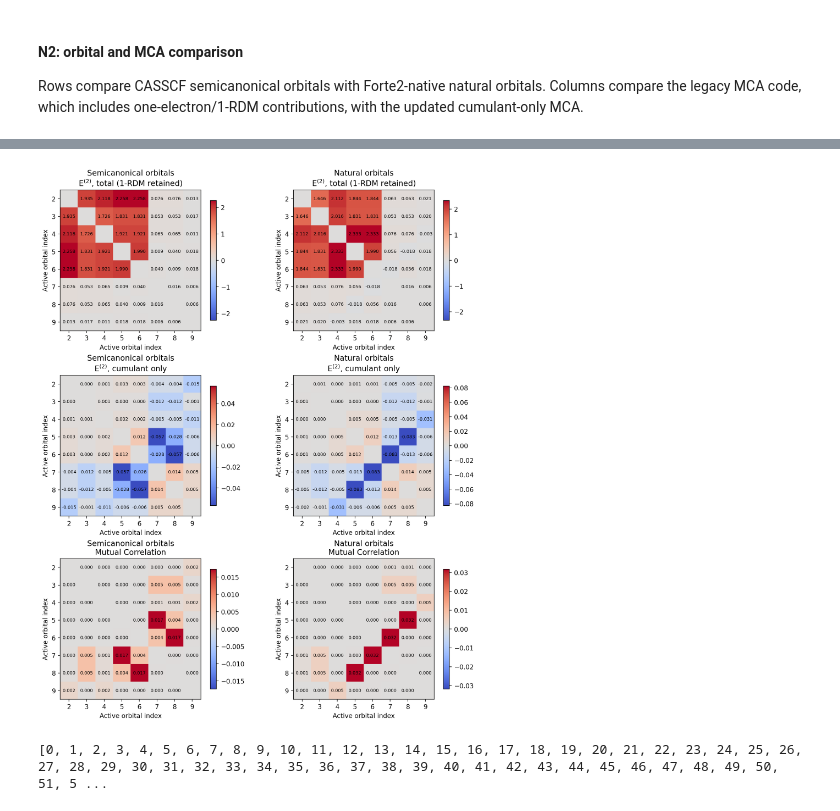
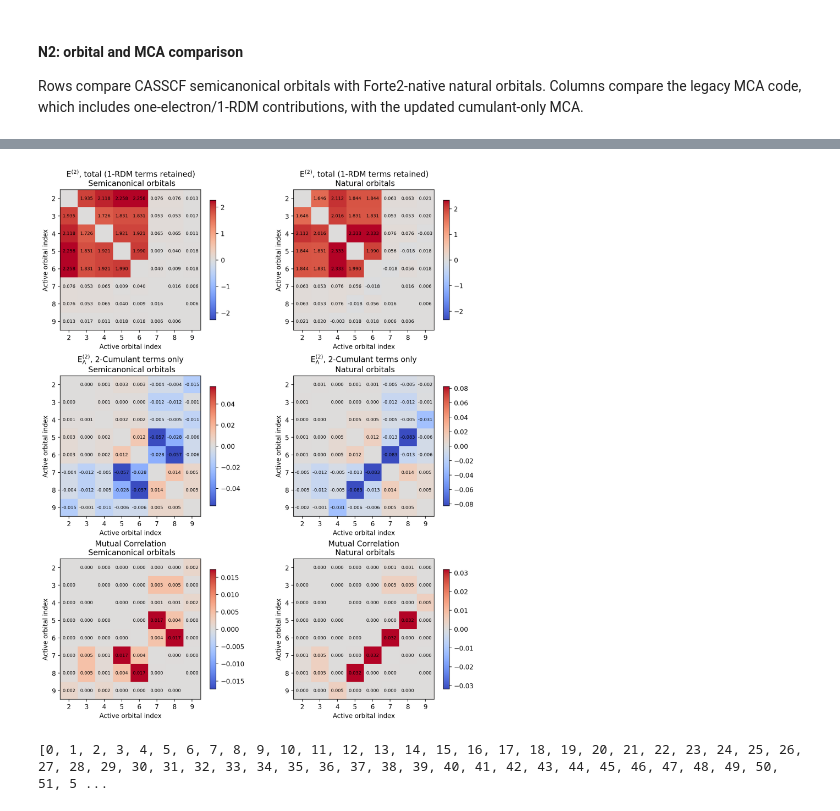
Before and after one commit to evangelistalab/forte2, a Jupyter notebook: tutorials/mca_energy/mc_energy.ipynb, the cells around one changed output, grey strips where cells are left out. Drawn from its saved outputs; the diff is of its cells as text; code cells hidden in the pictures.

```diff
--- a/tutorials/mca_energy/mc_energy.ipynb
+++ b/tutorials/mca_energy/mc_energy.ipynb
@@ -219,0 +285,18 @@ Parsed 4 atoms with basis set of 56 functions.
+# %%
+xyz = """
+H 0.000 0.000 0.000
+H 0.000 0.000 1.740
+"""
+system = forte2.System(xyz=xyz, basis_set="cc-pVDZ", auxiliary_basis_set="cc-pVTZ-JKFIT")
+
+rhf = forte2.RHF(charge=0)(system)
+rhf.run()
+
+ci=forte2.CI(forte2.State(system=system, multiplicity=1,ms=0.0),active_orbitals=[0,1,2,4,5,6,7],
+             )(rhf)
+ci.run()
+
+print(ci.E[0])
+print(e)
+print(ci.E[0]-e)
+print(ci_og-e)
@@ -538,10 +643,10 @@ MCEmat_natural_legacy =  m2_matrix(mca_legacy, n2_natural_ci)
 MCEmat_natural_updated = m2_matrix(mca_updated, n2_natural_ci)
 # %%
 comparison = {
-    ("Semicanonical", "E$^{(2)}$, total (1-RDM retained)"): MCEmat_semicanonical_legacy,
-    ("Natural", "E$^{(2)}$, total (1-RDM retained)"): MCEmat_natural_legacy,
-    ("Semicanonical", "E$^{(2)}$, cumulant only"): MCEmat_semicanonical_updated,
-    ("Natural", "E$^{(2)}$, cumulant only"): MCEmat_natural_updated,
+    ("Semicanonical", "E$^{(2)}$, total (1-RDM terms retained)"): MCEmat_semicanonical_legacy,
+    ("Natural", "E$^{(2)}$, total (1-RDM terms retained)"): MCEmat_natural_legacy,
+    ("Semicanonical", "E$^{(2)}_\Lambda$, 2-Cumulant terms only"): MCEmat_semicanonical_updated,
+    ("Natural", "E$^{(2)}_\Lambda$, 2-Cumulant terms only"): MCEmat_natural_updated,
     ("Semicanonical", "Mutual Correlation"): MCAmat_semicanonical,
     ("Natural", "Mutual Correlation"): MCAmat_natural,
 }
@@ -559,36 +664,36 @@ for ax, ((orbitals, variant), matrix) in zip(axes.flat, comparison.items()):
         vmin=-vmax,
         vmax=vmax,
     )
 
-    ax.set_title(f"{orbitals} orbitals\n{variant}")
+    ax.set_title(f"{variant}\n {orbitals} orbitals")
     ax.set_xlabel("Active orbital index")
     ax.set_ylabel("Active orbital index")
     ax.set_xticks(range(len(n2_active)), n2_active)
     ax.set_yticks(range(len(n2_active)), n2_active)
 
     for i in range(matrix.shape[0]):
         for j in range(matrix.shape[1]):
             if i != j:
                 ax.text(
                     j, i,
                     f"{matrix[i, j]:.3f}",
                     ha="center",
                     va="center",
                     fontsize=7,
                 )
 
     # Individual colorbar for this subplot
     cbar = fig.colorbar(image, ax=ax, shrink=0.85)
     #cbar.set_label("M2 mutual correlation energy (E$_H$)")
 
 #fig.suptitle(
 #    "N₂ Comparison of Metrics: E$^{(2)}$, E$^{(2)}_\lambda$, Mutual Correlation",
 #    fontsize=14,
 #)
 #plt.savefig("n2_comparion.pdf",dpi=1000,bbox_inches='tight')
-plt.show()
+#plt.show()
 # %% [output]
-[figure, old version]
+[figure, new version]
 # %%
 core_orbitals = np.linspace(0,73,74)
 core_orbitals = [int(core_orbitals[i]) for i in range(0,len(core_orbitals))]
```
Also changed, not shown: parts of 4 cells of this notebook, 4 other files.
